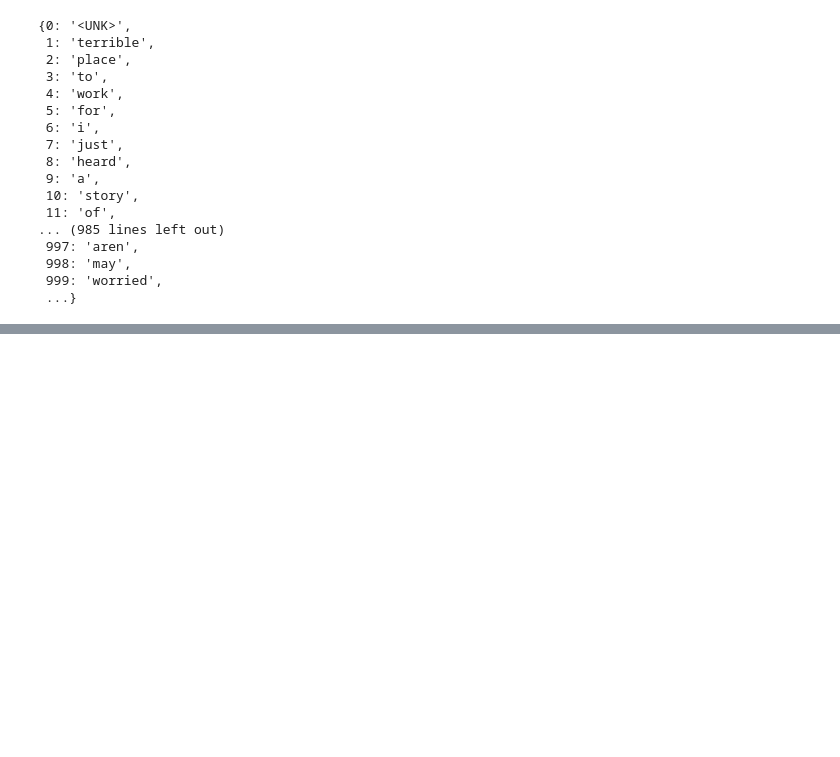
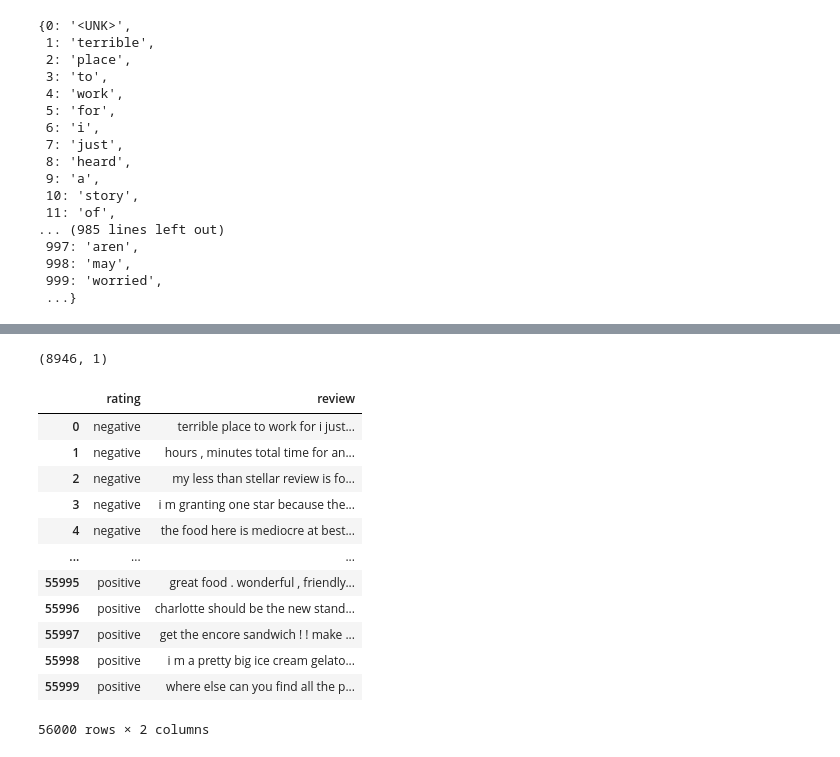
Before and after one commit to PubSec/Sentiment-Classification, a Jupyter notebook: main.ipynb, the cells around one changed output, grey strips where cells are left out. Saved outputs shown, nothing was run; the diff lists cells and outputs as text; code cells hidden in the pictures; blank space fills up the shorter version.

```diff
--- a/main.ipynb
+++ b/main.ipynb
@@ -101,0 +178,20 @@ vocab['i_2_t']
+# %%
+feature_vector.shape
+# %% [output]
+(8946, 1)
+# %%
+df
+# %% [output]
+|  | rating | review |
+| 0 | negative | terrible place to work for i just... |
+| 1 | negative | hours , minutes total time for an... |
+| 2 | negative | my less than stellar review is fo... |
+| 3 | negative | i m granting one star because the... |
+| 4 | negative | the food here is mediocre at best... |
+| ... | ... | ... |
+| 55995 | positive | great food . wonderful , friendly... |
+| 55996 | positive | charlotte should be the new stand... |
+| 55997 | positive | get the encore sandwich ! ! make ... |
+| 55998 | positive | i m a pretty big ice cream gelato... |
+| 55999 | positive | where else can you find all the p... |
+56000 rows × 2 columns
```
Also changed, not shown: parts of 19 cells of this notebook, 1 other file.
